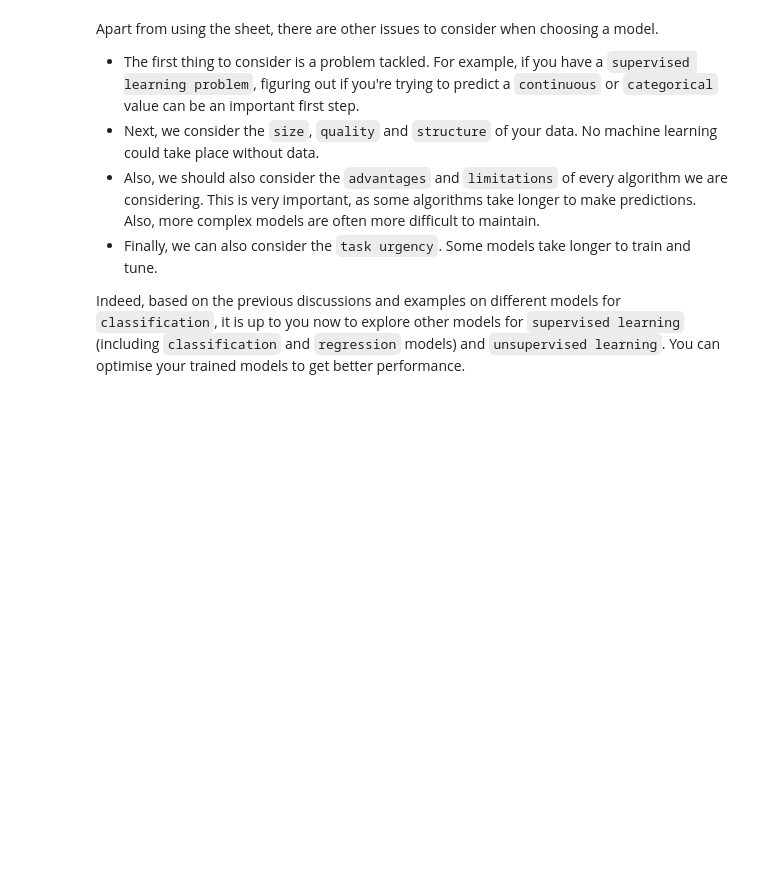
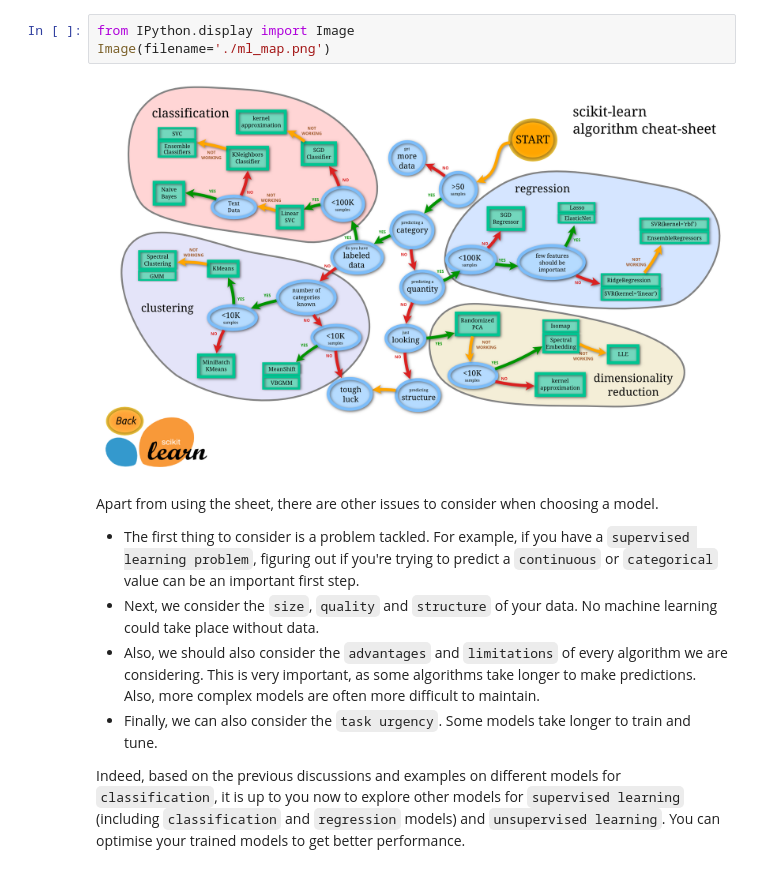
Before and after one commit to winnie-2018/data_science_from_dummy, a Jupyter notebook: chapter_5_machine_learning_for_dummy/5.6_choose_ml_model.ipynb, the cells around one changed output. Saved outputs shown, nothing was run; the diff lists cells and outputs as text; blank space fills up the shorter version.

Commit message:
Add image

```diff
--- a/chapter_5_machine_learning_for_dummy/5.6_choose_ml_model.ipynb
+++ b/chapter_5_machine_learning_for_dummy/5.6_choose_ml_model.ipynb
@@ -11,5 +11,10 @@ To understand which algorithm to choose quickly and briefly, we can refer to the
 
 Source: [scikit-learn algorithm cheat-sheet](https://scikit-learn.org/stable/tutorial/machine_learning_map/index.html) (scikit-learn, 2022)
+# %%
+from IPython.display import Image
+Image(filename='./ml_map.png')
+# %% [output]
+[figure, added]
 # %% [markdown]
 Apart from using the sheet, there are other issues to consider when choosing a model.
 
```
Also changed, not shown: parts of 1 cell of this notebook.
